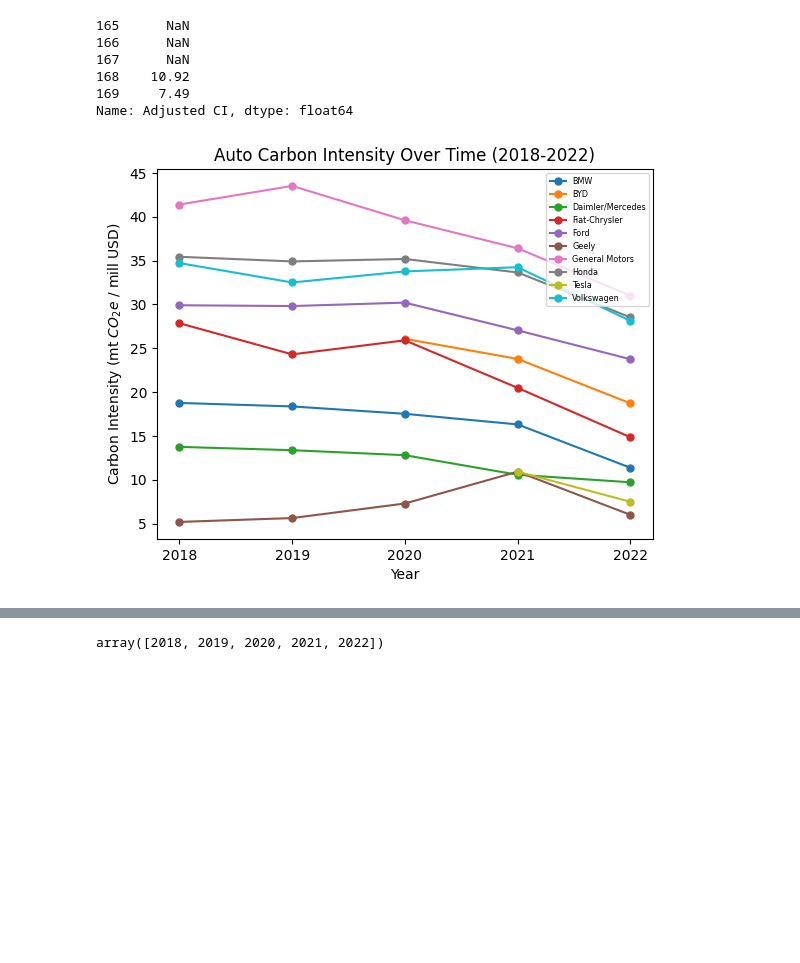
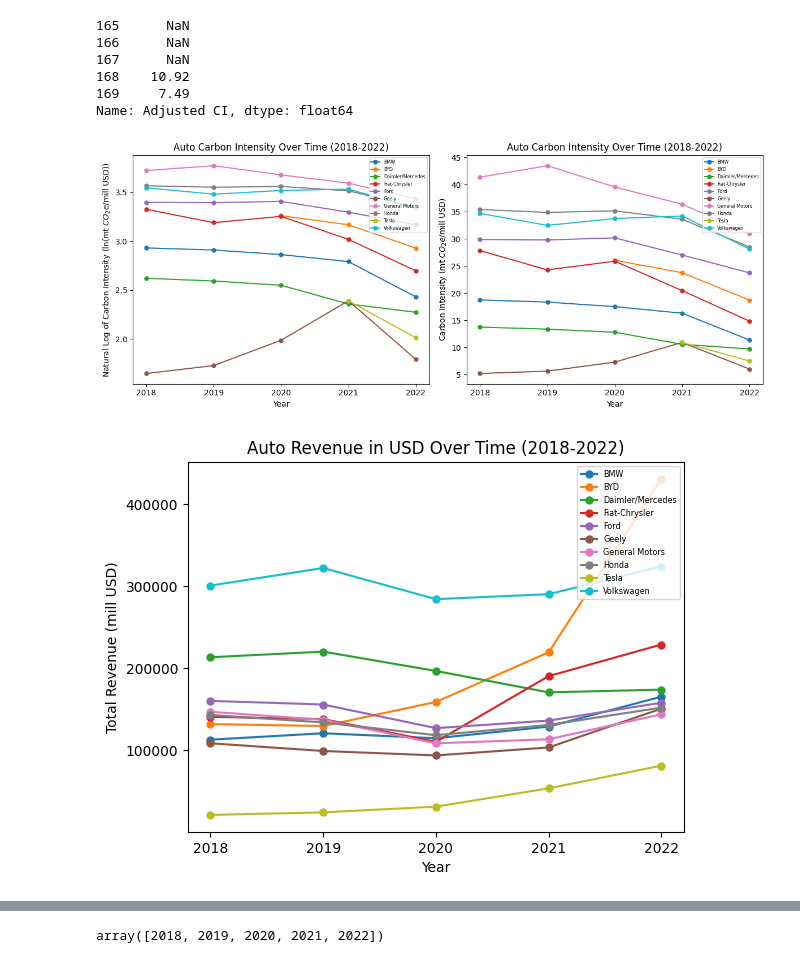
Before and after one commit to zcjanin/decarbonization-2024, a Jupyter notebook: Charts.ipynb, the cells around one changed output, grey strips where cells are left out. Drawn from its saved outputs; the diff is of its cells as text; code cells hidden in the pictures; blank space fills up the shorter version.

```diff
--- a/Charts.ipynb
+++ b/Charts.ipynb
@@ -91,16 +105,42 @@ auto[auto['COMPANY NAME'] == 'Tesla']["Adjusted CI"]
 168    10.92
 169     7.49
 Name: Adjusted CI, dtype: float64
+# %%
+companies = auto.loc[:,'COMPANY NAME'].unique()
+years = ['2018','2019', '2020', '2021', '2022']
+plt.figure(figsize=[12,5])
+plt.subplot(121)
+for co in companies:
+    ci = np.log(auto[auto['COMPANY NAME'] == co]["Adjusted CI"])
+    plt.plot(years, ci, label = co, marker='o', markersize=5)
+plt.legend(loc = 'upper right', fontsize = 'xx-small')
+plt.xlabel('Year')
+plt.ylabel('Natural Log of Carbon Intensity (ln(mt $CO_{2}e$/mill USD))')
+plt.title('Auto' +  ' Carbon Intensity Over Time (2018-2022)');
+
+plt.subplot(122)
+
+for co in companies:
+    ci = auto[auto['COMPANY NAME'] == co]["Adjusted CI"]
+    plt.plot(years, ci, label = co, marker='o', markersize=5)
+plt.legend(loc = 'upper right', fontsize = 'xx-small')
+plt.xlabel('Year')
+plt.ylabel('Carbon Intensity (mt $CO_{2}e$/mill USD)')
+plt.title('Auto' +  ' Carbon Intensity Over Time (2018-2022)')
+plt.tight_layout();
+# %% [output]
+[figure, added]
 # %%
+
 companies = auto.loc[:,'COMPANY NAME'].unique()
 years = ['2018','2019', '2020', '2021', '2022']
 
 for co in companies:
-    ci = auto[auto['COMPANY NAME'] == co]["Adjusted CI"]
-    plt.plot(years, ci, label = co, marker='o', markersize=5)
+    rev = auto[auto['COMPANY NAME'] == co]["REVENUE IN USD"]
+    plt.plot(years, rev, label = co, marker='o', markersize=5)
 plt.legend(loc = 'upper right', fontsize = 'xx-small')
 plt.xlabel('Year')
-plt.ylabel('Carbon Intensity (mt $CO_{2}e$ / mill USD)')
-plt.title('Auto' +  ' Carbon Intensity Over Time (2018-2022)');
+plt.ylabel('Total Revenue (mill USD)')
+plt.title('Auto' +  ' Revenue in USD Over Time (2018-2022)');
 # %% [output]
-[figure, old version]
+[figure, new version]
```
Also changed, not shown: parts of 14 cells of this notebook.
